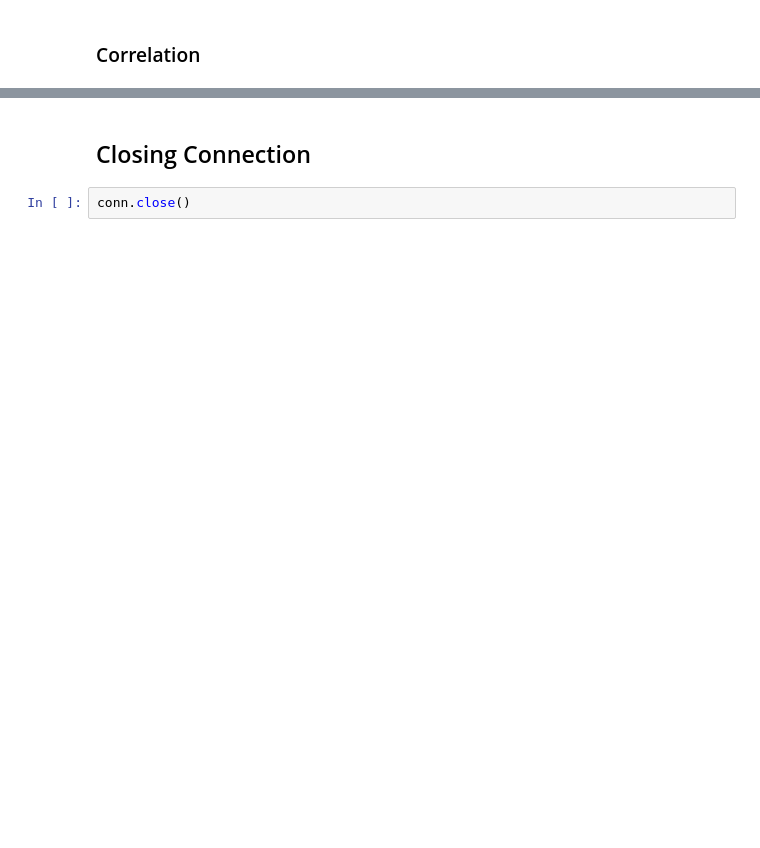
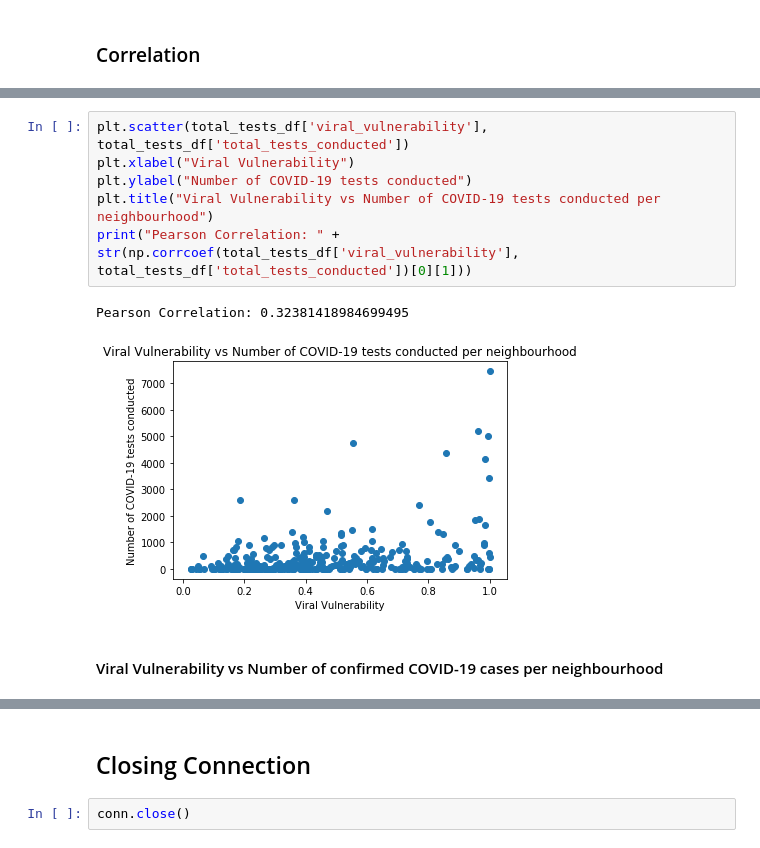
Before and after one commit to KhangNguyen22/data2001-data-science, a Jupyter notebook: Assignment.ipynb, the cells around one changed output, grey strips where cells are left out. Saved outputs shown, nothing was run; the diff lists cells and outputs as text; blank space fills up the shorter version.

Commit message:
finished correlation

```diff
--- a/Assignment.ipynb
+++ b/Assignment.ipynb
@@ -581 +755,12 @@ for index, row in df_final.iterrows():
+# %%
+plt.scatter(total_tests_df['viral_vulnerability'], total_tests_df['total_tests_conducted'])
+plt.xlabel("Viral Vulnerability")
+plt.ylabel("Number of COVID-19 tests conducted")
+plt.title("Viral Vulnerability vs Number of COVID-19 tests conducted per neighbourhood")
+print("Pearson Correlation: " + str(np.corrcoef(total_tests_df['viral_vulnerability'], total_tests_df['total_tests_conducted'])[0][1]))
+# %% [output]
+Pearson Correlation: 0.32381418984699495
+[figure, added]
+# %% [markdown]
+#### Viral Vulnerability vs Number of confirmed COVID-19 cases per neighbourhood
 # %%
```
Also changed, not shown: parts of 30 cells of this notebook.
